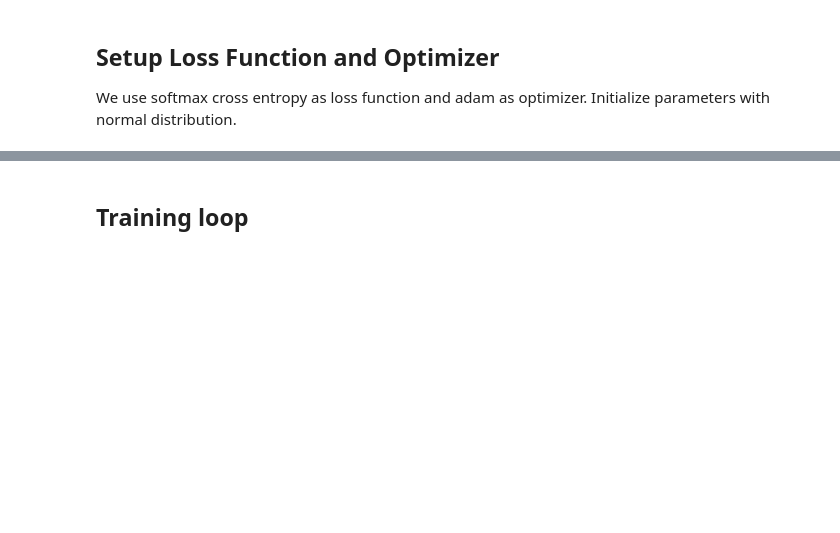
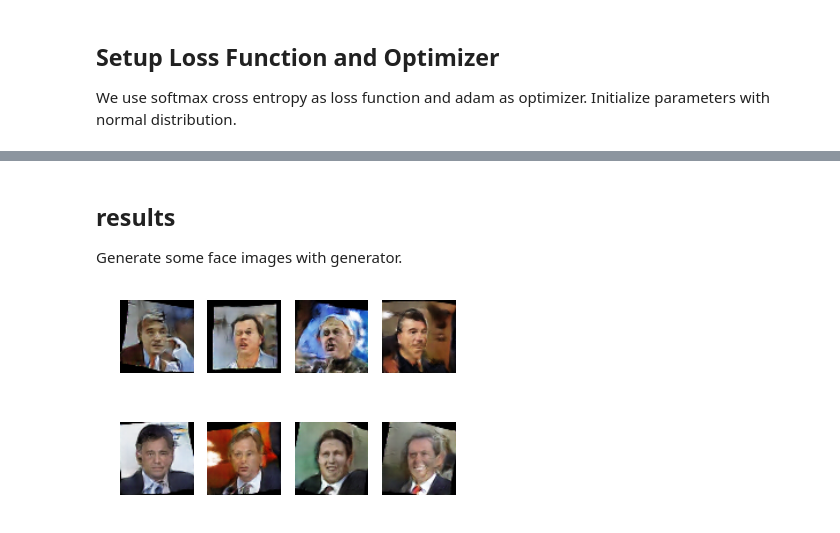
Before and after one commit to zackchase/mxnet-the-straight-dope, a Jupyter notebook: P10-C02-dcgan.ipynb, the cells around one changed output, grey strips where cells are left out. Drawn from its saved outputs; the diff is of its cells as text; code cells hidden in the pictures; blank space fills up the shorter version.

```diff
--- a/P10-C02-dcgan.ipynb
+++ b/P10-C02-dcgan.ipynb
@@ -40,22 +43,3 @@ if not os.path.exists(data_path):
         tar.extractall(path=data_path)
 # %% [markdown]
 We first resize images to size 64*64. Then normalize image pixel values to be between -1 and 1.
-# %%
-target_wd = 64
-target_ht = 64
-img_list = []
-for path, _, fnames in os.walk(data_path):
-    for fname in fnames:
-        if not fname.endswith('.jpg'):
-            continue
-        img = os.path.join(path, fname)
-        img_arr = cv2.imread(img)
-        # resize image to 64*64
-        ht, wd = img_arr.shape[:2]
-        interpolation = cv2.INTER_AREA if ht > target_ht and wd > target_wd \
-            else cv2.INTER_LINEAR
-        resized_img = cv2.resize(img_arr, (target_ht, target_wd), interpolation=interpolation)
-        # normalize image pixel value to between -1 and 1
-        normalized_img = np.array(resized_img/127.5 - 1)
-        img_list.append(np.rollaxis(normalized_img, 2, 0))
-train_data = mx.io.NDArrayIter(data=nd.array(img_list), batch_size=batch_size)
@@ -121,13 +145,13 @@ with netD.name_scope():
     netD.add(nn.BatchNorm())
     netD.add(nn.LeakyReLU(0.2))
     # state size. (ndf) x 4 x 4
-    netD.add(nn.Conv2D(2, 4, 1, 0, use_bias=False))
+    netD.add(nn.Conv2D(1, 4, 1, 0, use_bias=False))
 # %% [markdown]
 ## Setup Loss Function and Optimizer
 We use softmax cross entropy as loss function and adam as optimizer. Initialize parameters with normal distribution.
 # %%
 # loss
-loss = gluon.loss.SoftmaxCrossEntropyLoss()
+loss = gluon.loss.SigmoidBinaryCrossEntropyLoss()
 
 # initialize the generator and the discriminator
 netG.initialize(mx.init.Normal(0.02), ctx=ctx)
@@ -208,2 +243,13 @@ for epoch in range(epochs):
-# %% [markdown]
-## Training loop
+# %% [markdown]
+## results
+Generate some face images with generator.
+# %%
+num_image = 8
+for i in range(num_image):
+    latent_z = mx.nd.random_normal(0, 1, shape=(1, latent_z_size, 1, 1), ctx=ctx[0])
+    img = netG(latent_z)
+    plt.subplot(2,4,i+1)
+    visualize(img[0])
+plt.show()
+# %% [output]
+[figure, added]
```
Also changed, not shown: parts of 12 cells of this notebook.
